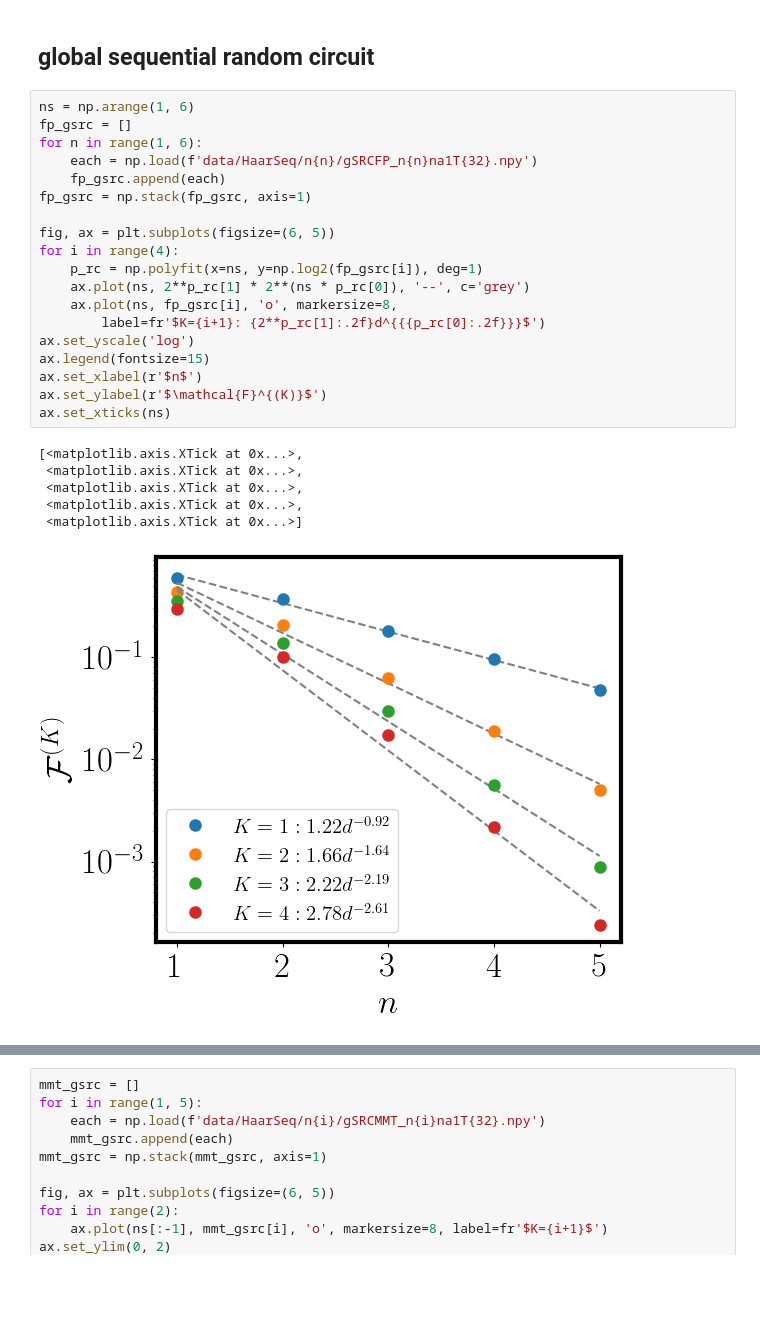
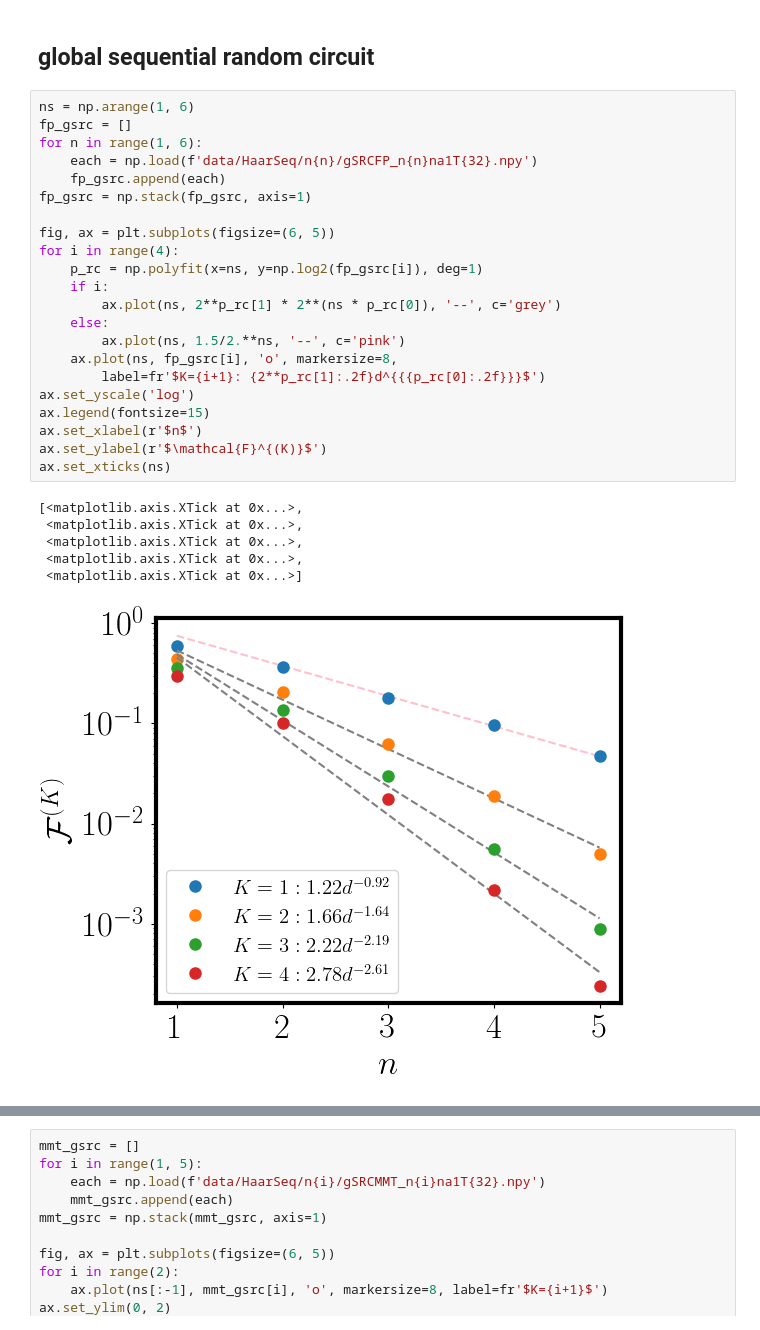
Before and after one commit to bzGit06/HaarQML, a Jupyter notebook: QTM_haar.ipynb, the cells around one changed output, grey strips where cells are left out. Drawn from its saved outputs; the diff is of its cells as text; blank space fills up the shorter version.

```diff
--- a/QTM_haar.ipynb
+++ b/QTM_haar.ipynb
@@ -472,26 +454,29 @@ plt.tight_layout()
 # %%
 ns = np.arange(1, 6)
 fp_gsrc = []
 for n in range(1, 6):
     each = np.load(f'data/HaarSeq/n{n}/gSRCFP_n{n}na1T{32}.npy')
     fp_gsrc.append(each)
 fp_gsrc = np.stack(fp_gsrc, axis=1)
 
 fig, ax = plt.subplots(figsize=(6, 5))
 for i in range(4):
     p_rc = np.polyfit(x=ns, y=np.log2(fp_gsrc[i]), deg=1)
-    ax.plot(ns, 2**p_rc[1] * 2**(ns * p_rc[0]), '--', c='grey')
+    if i:
+        ax.plot(ns, 2**p_rc[1] * 2**(ns * p_rc[0]), '--', c='grey')
+    else:
+        ax.plot(ns, 1.5/2.**ns, '--', c='pink')
     ax.plot(ns, fp_gsrc[i], 'o', markersize=8,
         label=fr'$K={i+1}: {2**p_rc[1]:.2f}d^{{{p_rc[0]:.2f}}}$')
 ax.set_yscale('log')
 ax.legend(fontsize=15)
 ax.set_xlabel(r'$n$')
 ax.set_ylabel(r'$\mathcal{F}^{(K)}$')
 ax.set_xticks(ns)
 # %% [output]
 [<matplotlib.axis.XTick at 0x...>,
  <matplotlib.axis.XTick at 0x...>,
  <matplotlib.axis.XTick at 0x...>,
  <matplotlib.axis.XTick at 0x...>,
  <matplotlib.axis.XTick at 0x...>]
-[figure, old version]
+[figure, new version]
```
Also changed, not shown: parts of 7 cells of this notebook.
